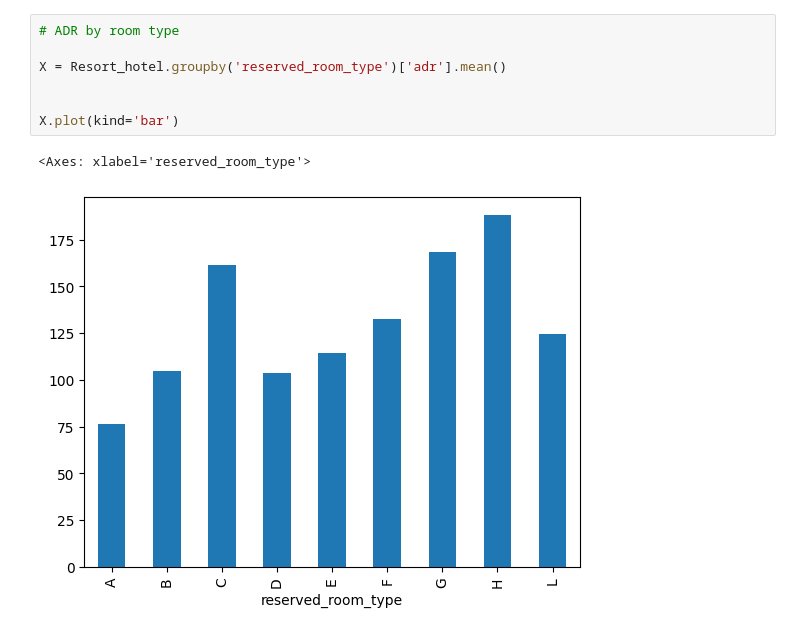
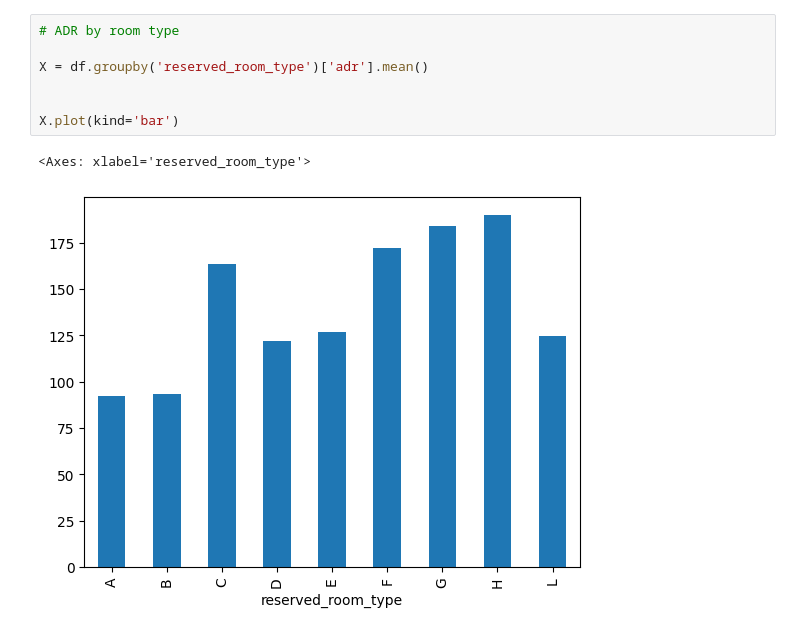
Before and after one commit to MOO242/Hotel-Demand-Forecasting-V3, a Jupyter notebook: Notebook/EDA.ipynb, the cells around one changed output. Saved outputs shown, nothing was run; the diff lists cells and outputs as text.

```diff
--- a/Notebook/EDA.ipynb
+++ b/Notebook/EDA.ipynb
@@ -89,10 +202,10 @@ plt.show()
 # %%
 # ADR by room type
 
-X = Resort_hotel.groupby('reserved_room_type')['adr'].mean()
+X = df.groupby('reserved_room_type')['adr'].mean()
 
 
 X.plot(kind='bar')
 # %% [output]
 <Axes: xlabel='reserved_room_type'>
-[figure, old version]
+[figure, new version]
```
Also changed, not shown: parts of 10 cells of this notebook, 11 other files.
